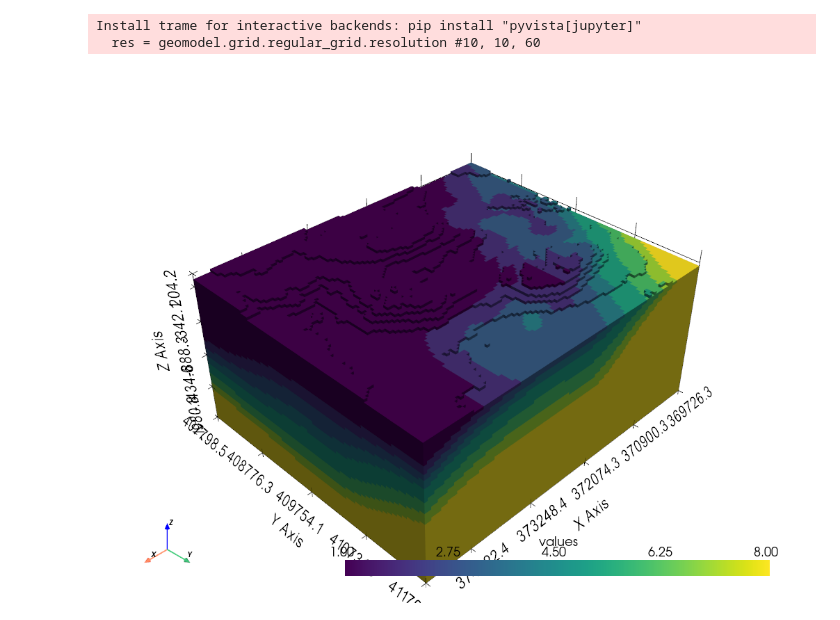
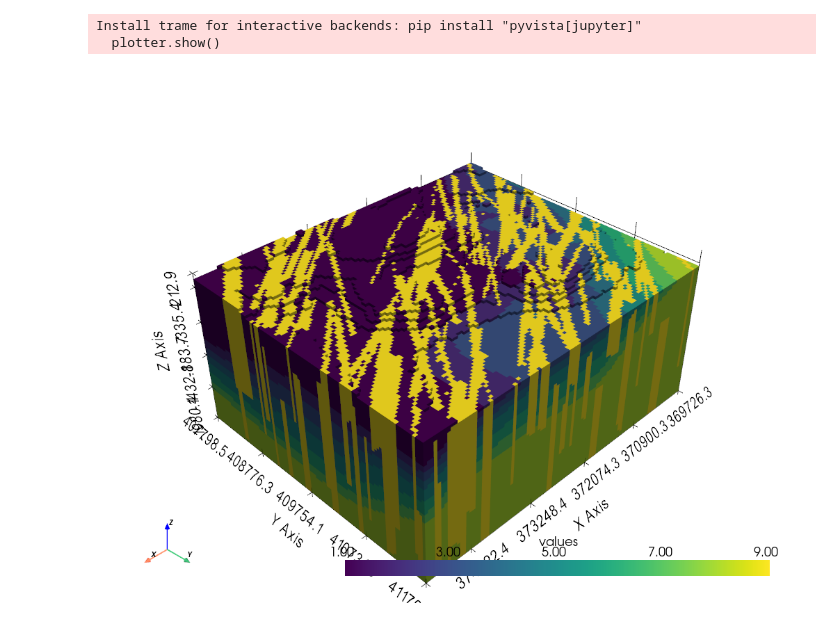
Before and after one commit to ethan-meen/MSc-Thesis, a Jupyter notebook: GeoModel/stratigraphic_model_gempy.ipynb, the cells around one changed output. Drawn from its saved outputs; the diff is of its cells as text; code cells hidden in the pictures.

```diff
--- a/GeoModel/stratigraphic_model_gempy.ipynb
+++ b/GeoModel/stratigraphic_model_gempy.ipynb
@@ -19,21 +9,23 @@ importlib.reload(geomodel_toolbox)
 # %%
 #  ====
-# Inputs
+# Inputs for creating strat model with gempy
 #  ====
 
 x_lims = (369702.8, 374398.9)
 y_lims = (407778.9, 411690.2)
-z_lims = (300, -2000)
+z_lims = (350, -2000)
 
 resolution = [100, 100, 60]   # nx, ny, nz
 
 strat_azimuth = 135 #deg
 strat_dip = 10 #deg
 
-#fracture map
+#  ====
+# Inputs for fracture map
+#  ====
 
 aperture = [50, 50] #[m] [MEAN, STD]
 radius = [1000, 100] #[m] [MEAN, STD]
 azimuth = [45, 10] #[deg] [MEAN, STD]
 
-density = 4e-9 #[fractures/m3]
+density = 5e-9 #[fractures/m3]
@@ -99,30 +31,0 @@ Active grids: GridTypes.NONE|TOPOGRAPHY|DENSE
-# %%
-# 4. Run the model and save it (or visualized the saved one for faster results)
-force_run = False
-if os.path.isfile("gempy_outputs/lith_topo.npy") and not force_run:
-    # Import saved files
-    lith_topo = np.load('gempy_outputs/lith_topo.npy')
-    x_array = np.load('gempy_outputs/x_array.npy')
-    y_array = np.load('gempy_outputs/y_array.npy')
-    z_array = np.load('gempy_outputs/z_array.npy')
-
-    # Check sizes
-    #print(lith_topo.shape)
-    #print(x_array.shape, y_array.shape, z_array.shape)
-
-    # Plot 3D model
-    geomodel_toolbox.plot_3d_model(geomodel=lith_topo, x=x_array, y=y_array, z=z_array, downsampling=1)
-
-else:
-    # Compute a solution for the model (takes 17 mins. )
-    gp.compute_model(geo_model)
-
-    # Display the result in 2d section
-    gpv.plot_2d(geo_model, show_topography=True)
-
-    # Save the results
-    geomodel_toolbox.save_gempy_results(geomodel=geo_model)
-# %% [output]
-Install trame for interactive backends: pip install "pyvista[jupyter]"
-  res = geomodel.grid.regular_grid.resolution #10, 10, 60
-[figure, removed]
@@ -128,0 +34,17 @@ Install trame for interactive backends: pip install "pyvista[jupyter]"
+# %%
+# Import previously defined topo+strat model
+lith_topo, x_array, y_array, z_array= geomodel_toolbox.import_strat_model(show_plot=False)
+
+# Generate fracture model based on inputs
+mask, df = geomodel_toolbox.generate_fracture_model(x_array, y_array, z_array, aperture, radius, azimuth, density, show_plot=False)
+
+# Combine to get topo+strat+frac model
+geomodel = lith_topo.copy()
+geomodel[(lith_topo > 0) & mask] = lith_topo.max()+1
+
+# Plot results
+geomodel_toolbox.plot_3d_model(geomodel, x_array, y_array, z_array)
+# %% [output]
+Install trame for interactive backends: pip install "pyvista[jupyter]"
+  plotter.show()
+[figure, added]
```
Also changed, not shown: parts of 6 cells of this notebook, 5 other files.
